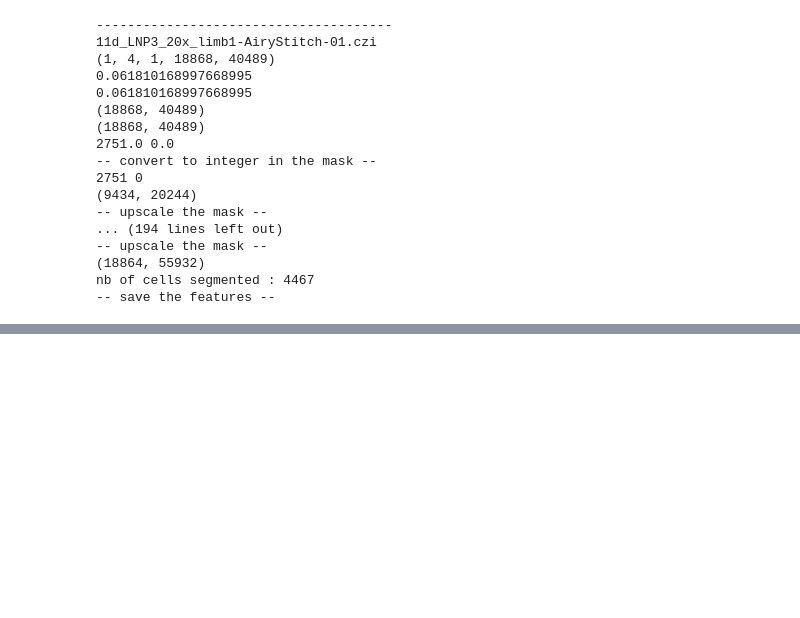
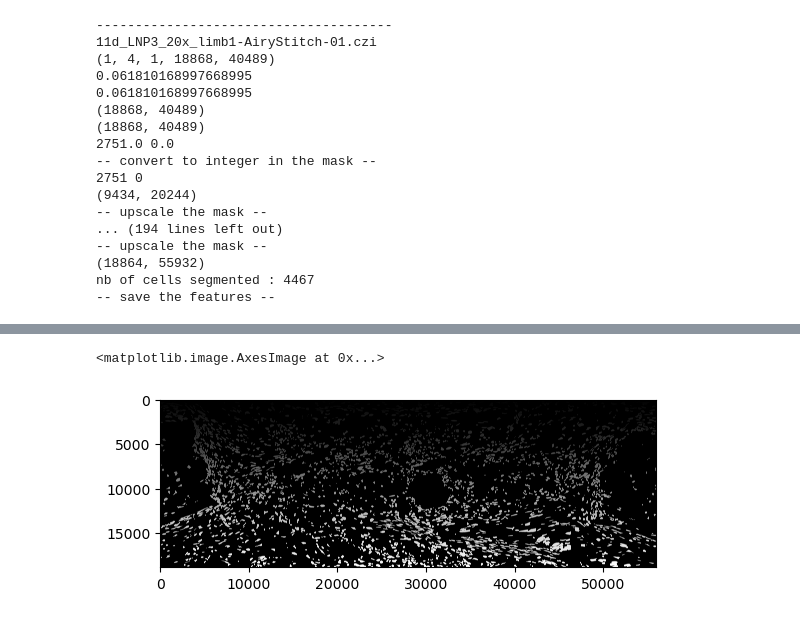
Before and after one commit to lengfei5/image_analysis_test, a Jupyter notebook: scripts/cellpose_training.ipynb, the cells around one changed output, grey strips where cells are left out. Cells and saved outputs as stored; diff of their text form; code cells hidden in the pictures; blank space fills up the shorter version.

```diff
--- a/scripts/cellpose_training.ipynb
+++ b/scripts/cellpose_training.ipynb
@@ -715,0 +853,33 @@ nb of cells segmented : 4467
+# %%
+## use the blood binary mask to filtered the label IDs from chatGPT
+def discard_overlapping_labels(labels, binary_mask):
+    """
+    Remove entire labeled objects that overlap binary_mask at any pixel.
+
+    labels: integer label image; 0 is background.
+    binary_mask: same shape as labels; nonzero values mark exclusion areas.
+
+    Returns:
+        cleaned: label image with overlapping objects removed.
+        removed_ids: IDs of the removed objects.
+    """
+    labels = np.asarray(labels)
+    mask = np.asarray(binary_mask, dtype=bool)
+
+    if labels.shape != mask.shape:
+        raise ValueError("labels and binary_mask must have the same shape.")
+
+    removed_ids = np.unique(labels[mask])
+    removed_ids = removed_ids[removed_ids != 0]
+
+    cleaned = labels.copy()
+    cleaned[np.isin(labels, removed_ids)] = 0
+
+    return cleaned, removed_ids
+# %%
+cleaned_labels, removed_ids = discard_overlapping_labels(labels_mask, blood_binary)
+# %%
+plt.imshow(cleaned_labels, 'gray')
+# %% [output]
+<matplotlib.image.AxesImage at 0x...>
+[figure, added]
```
Also changed, not shown: parts of 17 cells of this notebook, 2 other files.
